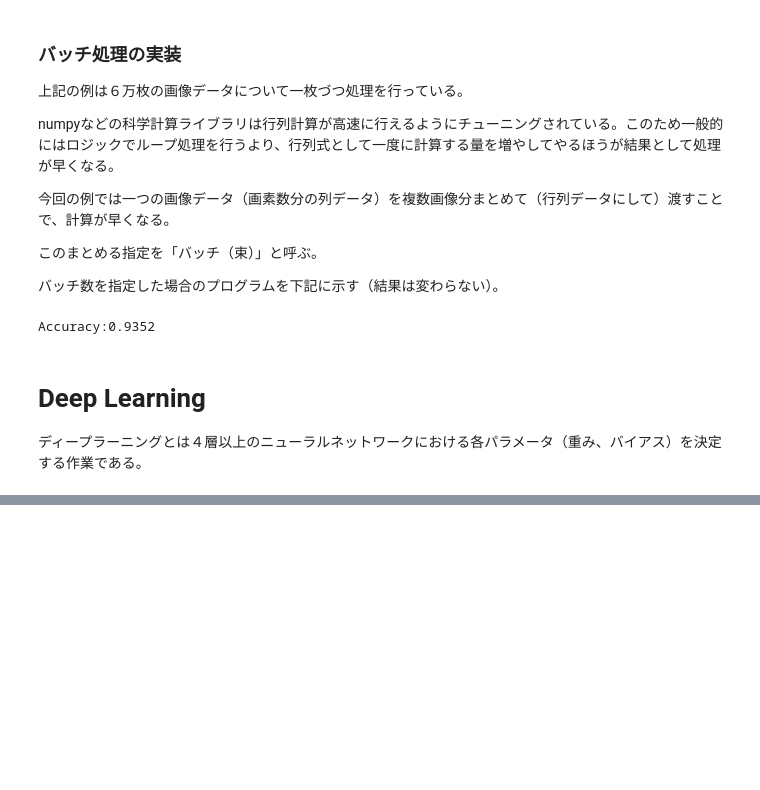
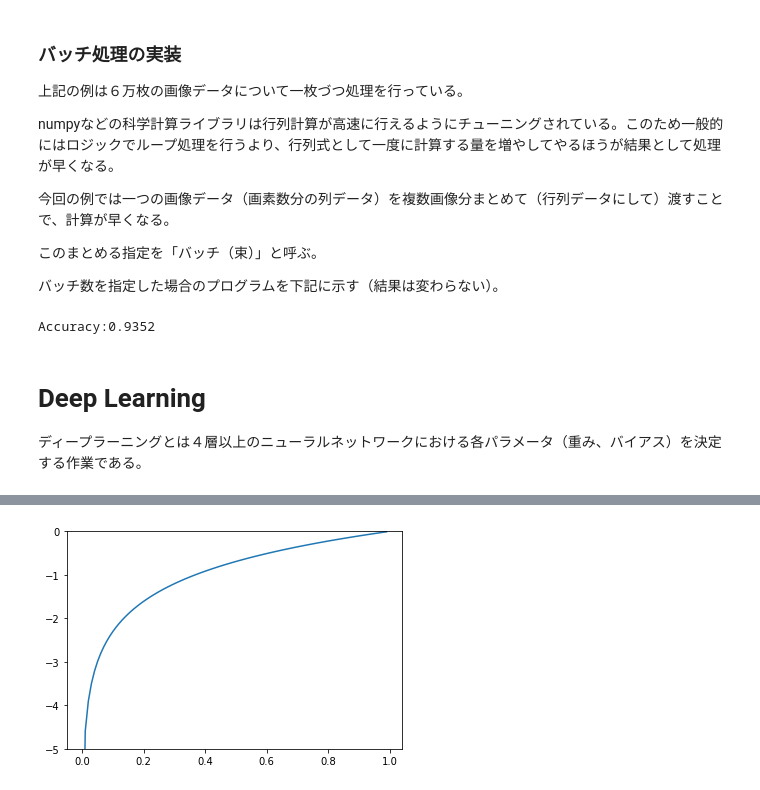
Before and after one commit to nstshirotays/chatapp-shot1, a Jupyter notebook: 第１回AI勉強会.ipynb, the cells around one changed output, grey strips where cells are left out. Cells and saved outputs as stored; diff of their text form; code cells hidden in the pictures; blank space fills up the shorter version.

```diff
--- a/第１回AI勉強会.ipynb
+++ b/第１回AI勉強会.ipynb
@@ -355,0 +388,14 @@ Accuracy:0.9352
+# %%
+# coding: utf-8
+import numpy as np
+import matplotlib.pylab as plt
+#------------------------
+# グラフ表示
+#------------------------
+x = np.arange(0.0001, 1.0, 0.01)
+y = np.log(x)
+plt.plot(x, y)
+plt.ylim(-5.0, 0.0)
+plt.show()
+# %% [output]
+[figure, added]
```
Also changed, not shown: parts of 14 cells of this notebook.
